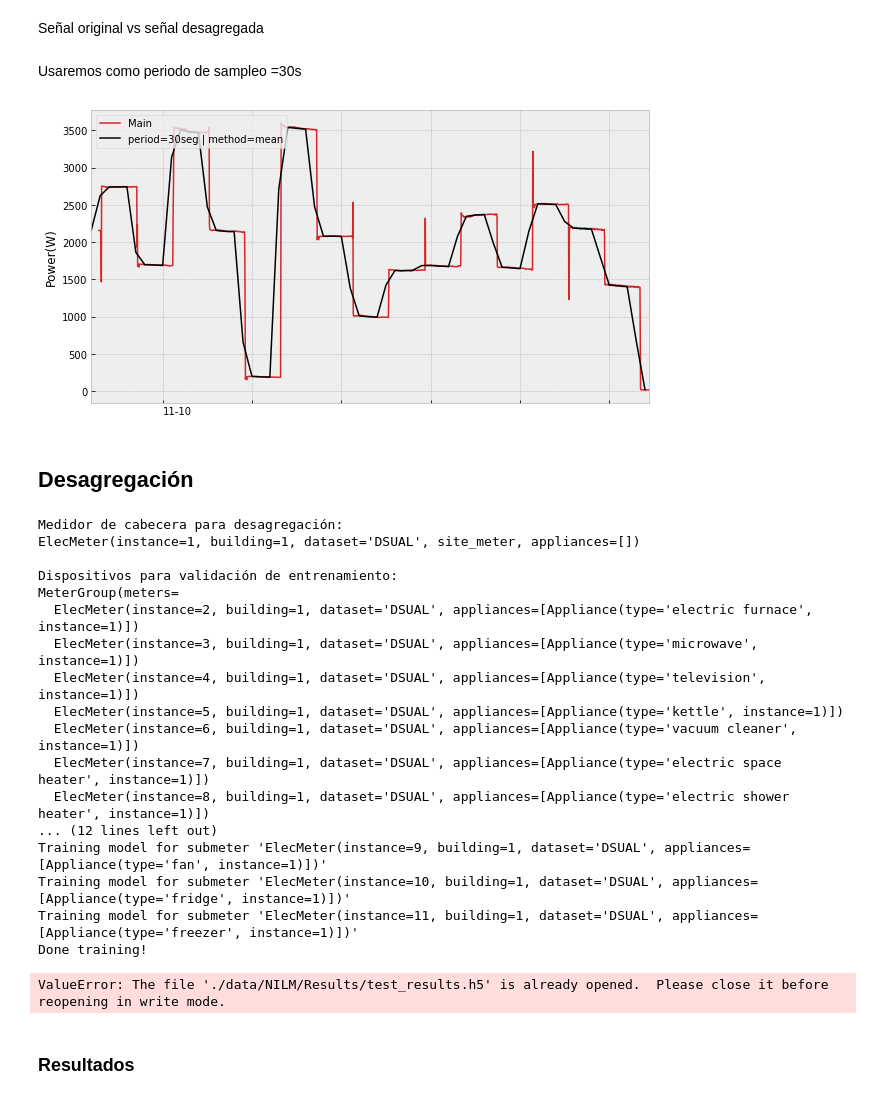
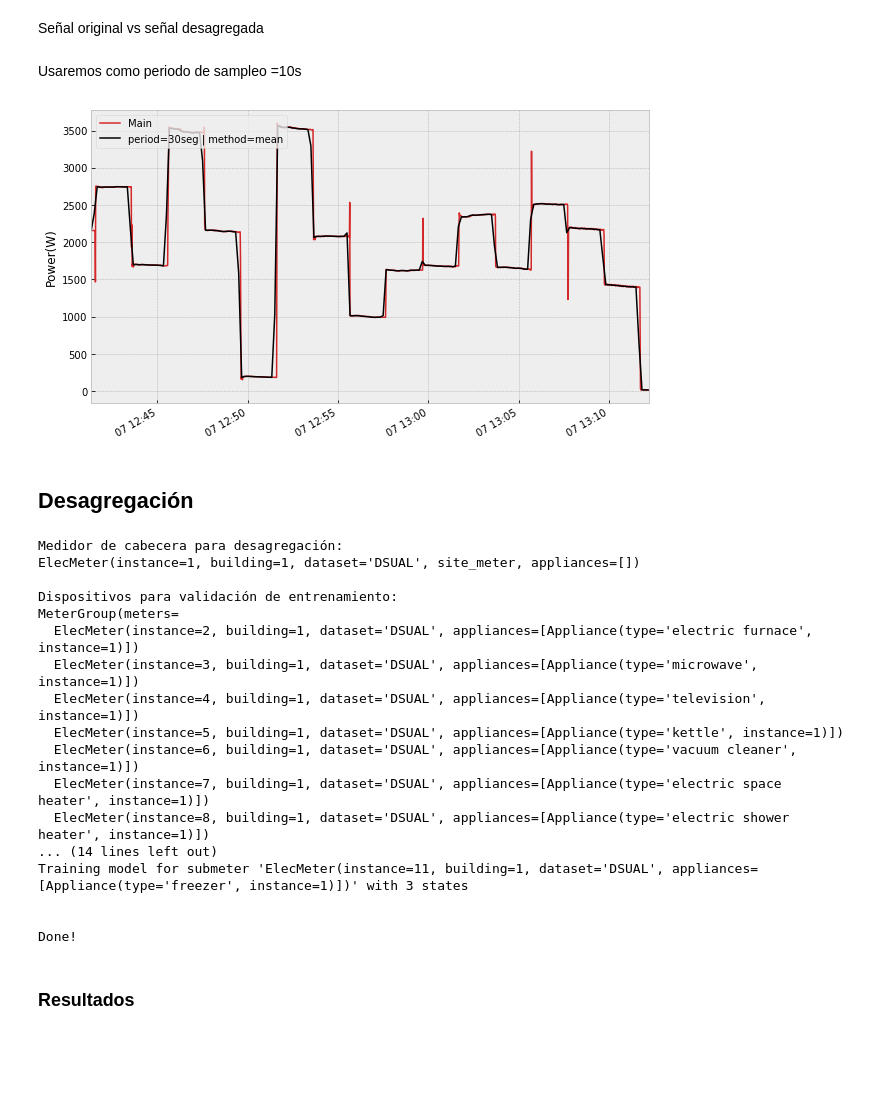
Before and after one commit to crn565/ozm10_appliances, a Jupyter notebook: 7.- DESAGREGACION.ipynb, the cells around one changed output. Saved outputs shown, nothing was run; the diff lists cells and outputs as text; code cells hidden in the pictures; blank space fills up the shorter version.

```diff
--- a/7.- DESAGREGACION.ipynb
+++ b/7.- DESAGREGACION.ipynb
@@ -58,22 +62,22 @@ test_elec.plot()
 # %% [markdown]
 Señal original vs señal desagregada
 # %% [markdown]
-Usaremos como periodo de sampleo =30s
+Usaremos como periodo de sampleo =10s
 # %%
 rcParams['figure.figsize'] = (10, 6)
 
 ax1 = next(test_Main.load(ac_type='active', sample_period=1, resample_kwargs={'how':'first'})).plot(c='tab:red', lw=1.5)
-next(test_Main.load(ac_type='active', sample_period=30, resample_kwargs={'how':'mean'})).plot(ax=ax1, c='k', lw=1.5)
+next(test_Main.load(ac_type='active', sample_period=10, resample_kwargs={'how':'mean'})).plot(ax=ax1, c='k', lw=1.5)
 
 ax1.legend([('Main'),'period=30seg | method=mean'], loc='upper left') #etiquetas
 ax1.minorticks_off()
 ax1.set_ylabel('Power(W)')
-#ax1.set(xticks=('2022-11-23 10:45:00+01:00', '2022-11-23 11:44:00+01:00'))
-ax1.set_xticklabels(labels=['11-10'], ha='left', rotation=0)
+
+
 plt.savefig('./data/images/6.1_Plot_test_30seg.svg', bbox_inches='tight', transparent=True)
 pass
 # %% [output]
-[figure, old version]
+[figure, new version]
 # %% [markdown]
 ## Desagregación
 # %%
@@ -99,6 +103,7 @@ train_Devices
 valid = DataSet('dsual.h5')
 
 valid.set_window(start="2023-03-07 12:10:38", end="2023-03-07 12:41:00")
+
 valid_elec = valid.buildings[1].elec
 
 print('Medidor de cabecera para desagregación:')
@@ -118,12 +123,12 @@ print(valid_Devices)
 from nilmtk.legacy.disaggregate import CombinatorialOptimisation, FHMM
 
 
-#periods = { '30seg':30}.
-periods = { '30seg':30}
+periods = { '60seg':60}
+#periods = { '10seg':10}
 
 #methods = [ 'median']
-#methods = [ 'first']
-methods = [ 'mean']
+methods = [ 'first']
+#methods = [ 'mean']
 
 times = {}
 
@@ -135,8 +140,8 @@ null={} #diccionario nulo
 for sp_name, sp in periods.items():
     t = []
     for method in methods:
-        #models={'FHMM':FHMM()}
-        models={'CO':CombinatorialOptimisation()}
+        models={'FHMM':FHMM()}
+        #models={'CO':CombinatorialOptimisation()}
         for model_name, model in models.items():
             model.MIN_CHUNK_LENGTH = 1
             print("*"*20 + ' ' + model_name + ' ' + sp_name+ ' ' + method + "*"*20)
@@ -146,7 +151,8 @@ for sp_name, sp in periods.items():
                 num_states_dict={}, #diccionario de estados nulo, por defecto
                 ac_type='active', #potencia activa, por defecto
                 sample_period=30, #cambio de muestreo
-                resample_kwargs={'how':'mean'})#método
+                resample_kwargs={'how':'median'})#método
+                #resample_kwargs={'how':'mean'})#método
 
             t.append(round(time.time()-start,2)) #tiempo de simulación
 
@@ -181,12 +187,11 @@ MeterGroup(meters=
   ElecMeter(instance=6, building=1, dataset='DSUAL', appliances=[Appliance(type='vacuum cleaner', instance=1)])
   ElecMeter(instance=7, building=1, dataset='DSUAL', appliances=[Appliance(type='electric space heater', instance=1)])
   ElecMeter(instance=8, building=1, dataset='DSUAL', appliances=[Appliance(type='electric shower heater', instance=1)])
-... (12 lines left out)
-Training model for submeter 'ElecMeter(instance=9, building=1, dataset='DSUAL', appliances=[Appliance(type='fan', instance=1)])'
-Training model for submeter 'ElecMeter(instance=10, building=1, dataset='DSUAL', appliances=[Appliance(type='fridge', instance=1)])'
-Training model for submeter 'ElecMeter(instance=11, building=1, dataset='DSUAL', appliances=[Appliance(type='freezer', instance=1)])'
-Done training!
+... (14 lines left out)
+Training model for submeter 'ElecMeter(instance=11, building=1, dataset='DSUAL', appliances=[Appliance(type='freezer', instance=1)])' with 3 states
+
+
+Done!
-ValueError: The file './data/NILM/Results/test_results.h5' is already opened.  Please close it before reopening in write mode.
 # %%
 data_dir = './data/'
 file=open (data_dir+'NILM/Results/test_results.h5')
```
Also changed, not shown: parts of 10 cells of this notebook, 3 other files.
